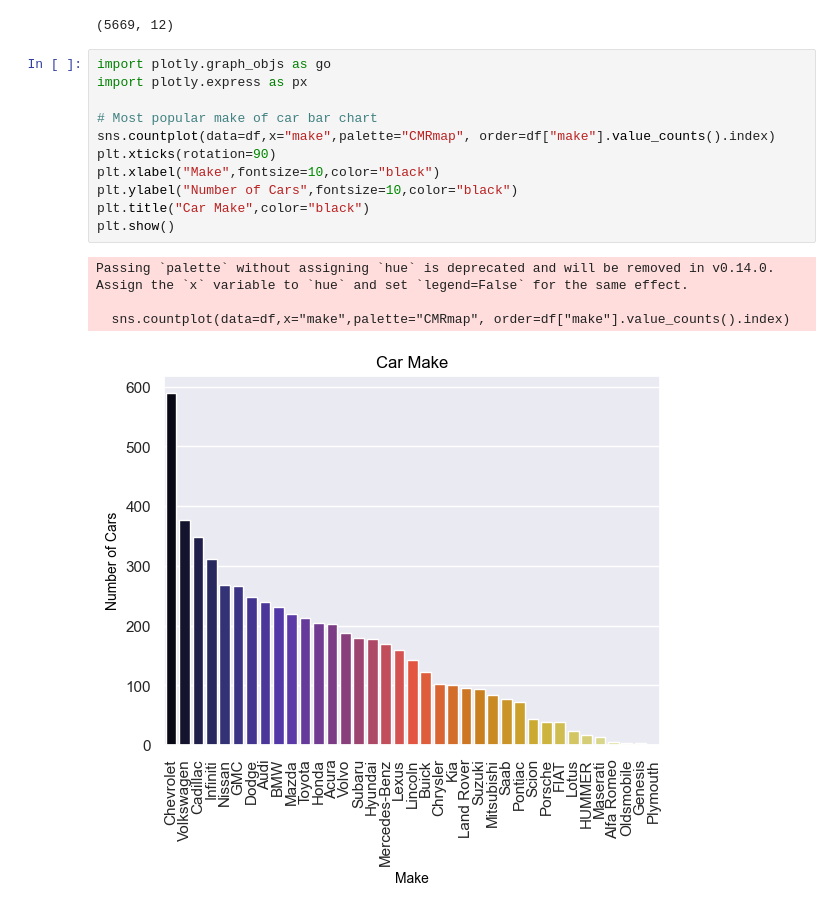
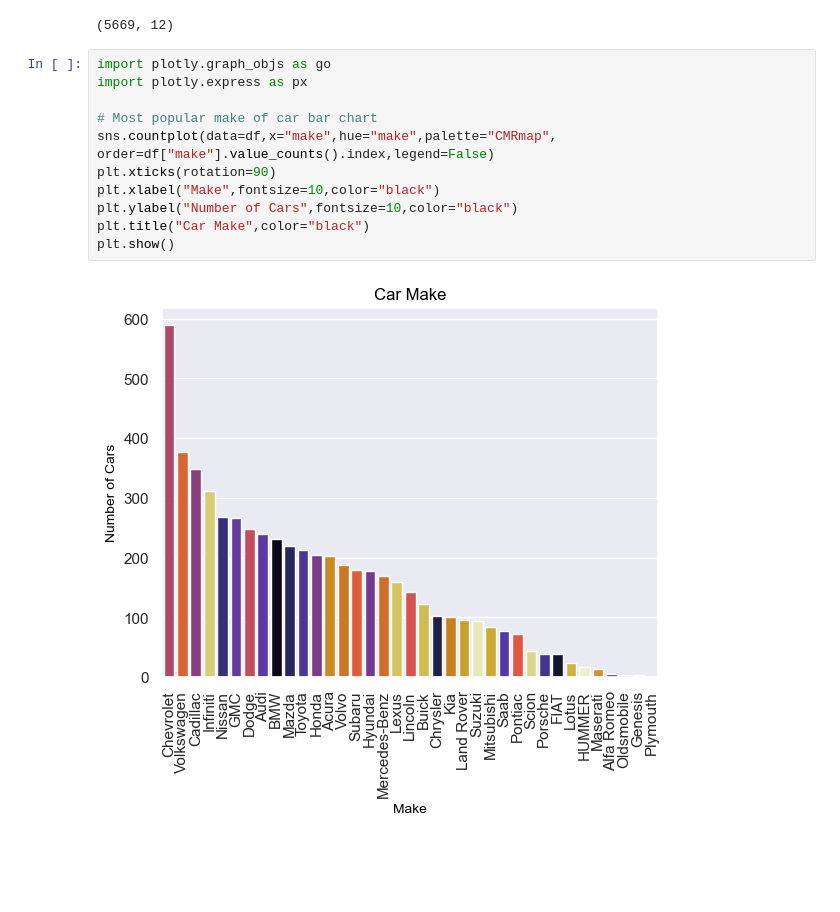
Before and after one commit to LaureaYue/SEIS-Group-4-Project, a Jupyter notebook: project4-group2.ipynb, the cells around one changed output. Drawn from its saved outputs; the diff is of its cells as text; blank space fills up the shorter version.

Commit message:
Updated the countplot calls to get rid of the deprecation warnings

```diff
--- a/project4-group2.ipynb
+++ b/project4-group2.ipynb
@@ -196,18 +198,15 @@ df.shape
 # %%
 import plotly.graph_objs as go
 import plotly.express as px
 
 # Most popular make of car bar chart
-sns.countplot(data=df,x="make",palette="CMRmap", order=df["make"].value_counts().index)
+sns.countplot(data=df,x="make",hue="make",palette="CMRmap", order=df["make"].value_counts().index,legend=False)
 plt.xticks(rotation=90)
 plt.xlabel("Make",fontsize=10,color="black")
 plt.ylabel("Number of Cars",fontsize=10,color="black")
 plt.title("Car Make",color="black")
 plt.show()
 # %% [output]
-Passing `palette` without assigning `hue` is deprecated and will be removed in v0.14.0. Assign the `x` variable to `hue` and set `legend=False` for the same effect.
-
-  sns.countplot(data=df,x="make",palette="CMRmap", order=df["make"].value_counts().index)
-[figure, old version]
+[figure, new version]
 # %%
 # Most popular Vehicle Style
```
Also changed, not shown: parts of 2 cells of this notebook.
